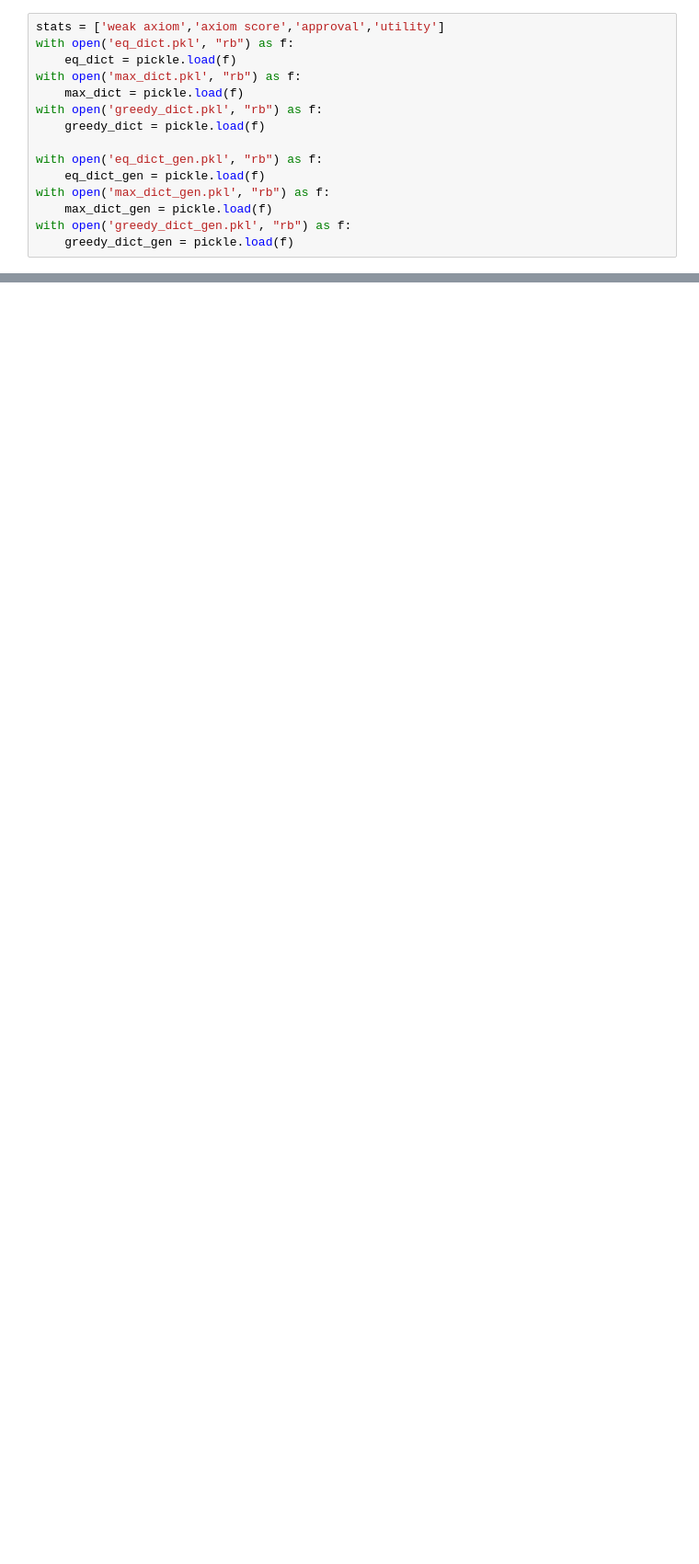
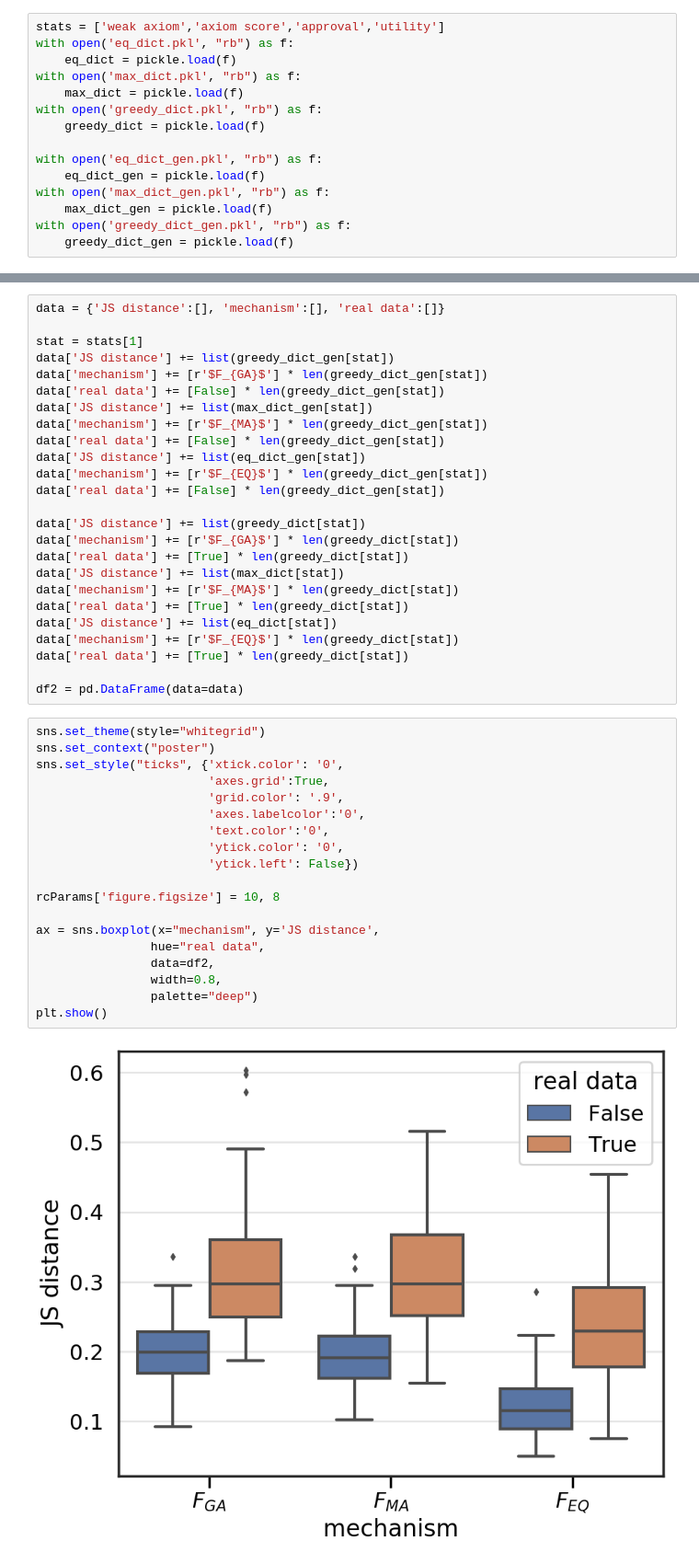
Before and after one commit to jjgsherwood/COMSOC, a Jupyter notebook: Visualize_results.ipynb, the cells around one changed output, grey strips where cells are left out. Shown at 92% size. Drawn from its saved outputs; the diff is of its cells as text; blank space fills up the shorter version.

```diff
--- a/Visualize_results.ipynb
+++ b/Visualize_results.ipynb
@@ -121,0 +100,46 @@ plt.show()
+# %%
+data = {'JS distance':[], 'mechanism':[], 'real data':[]}
+
+stat = stats[1]
+data['JS distance'] += list(greedy_dict_gen[stat])
+data['mechanism'] += [r'$F_{GA}$'] * len(greedy_dict_gen[stat])
+data['real data'] += [False] * len(greedy_dict_gen[stat])
+data['JS distance'] += list(max_dict_gen[stat])
+data['mechanism'] += [r'$F_{MA}$'] * len(greedy_dict_gen[stat])
+data['real data'] += [False] * len(greedy_dict_gen[stat])
+data['JS distance'] += list(eq_dict_gen[stat])
+data['mechanism'] += [r'$F_{EQ}$'] * len(greedy_dict_gen[stat])
+data['real data'] += [False] * len(greedy_dict_gen[stat])
+
+data['JS distance'] += list(greedy_dict[stat])
+data['mechanism'] += [r'$F_{GA}$'] * len(greedy_dict[stat])
+data['real data'] += [True] * len(greedy_dict[stat])
+data['JS distance'] += list(max_dict[stat])
+data['mechanism'] += [r'$F_{MA}$'] * len(greedy_dict[stat])
+data['real data'] += [True] * len(greedy_dict[stat])
+data['JS distance'] += list(eq_dict[stat])
+data['mechanism'] += [r'$F_{EQ}$'] * len(greedy_dict[stat])
+data['real data'] += [True] * len(greedy_dict[stat])
+
+df2 = pd.DataFrame(data=data)
+# %%
+sns.set_theme(style="whitegrid")
+sns.set_context("poster")
+sns.set_style("ticks", {'xtick.color': '0',
+                        'axes.grid':True,
+                        'grid.color': '.9',
+                        'axes.labelcolor':'0',
+                        'text.color':'0',
+                        'ytick.color': '0',
+                        'ytick.left': False})
+
+rcParams['figure.figsize'] = 10, 8
+
+ax = sns.boxplot(x="mechanism", y='JS distance',
+                hue="real data",
+                data=df2,
+                width=0.8,
+                palette="deep")
+plt.show()
+# %% [output]
+[figure, added]
```
Also changed, not shown: parts of 9 cells of this notebook.
